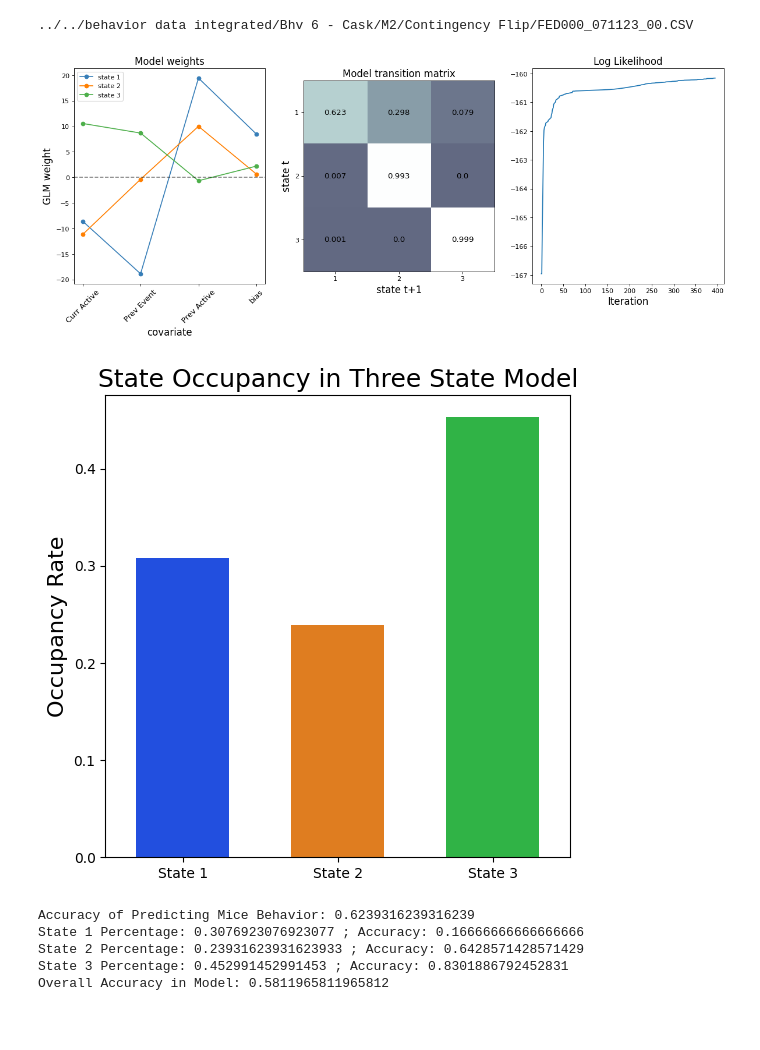
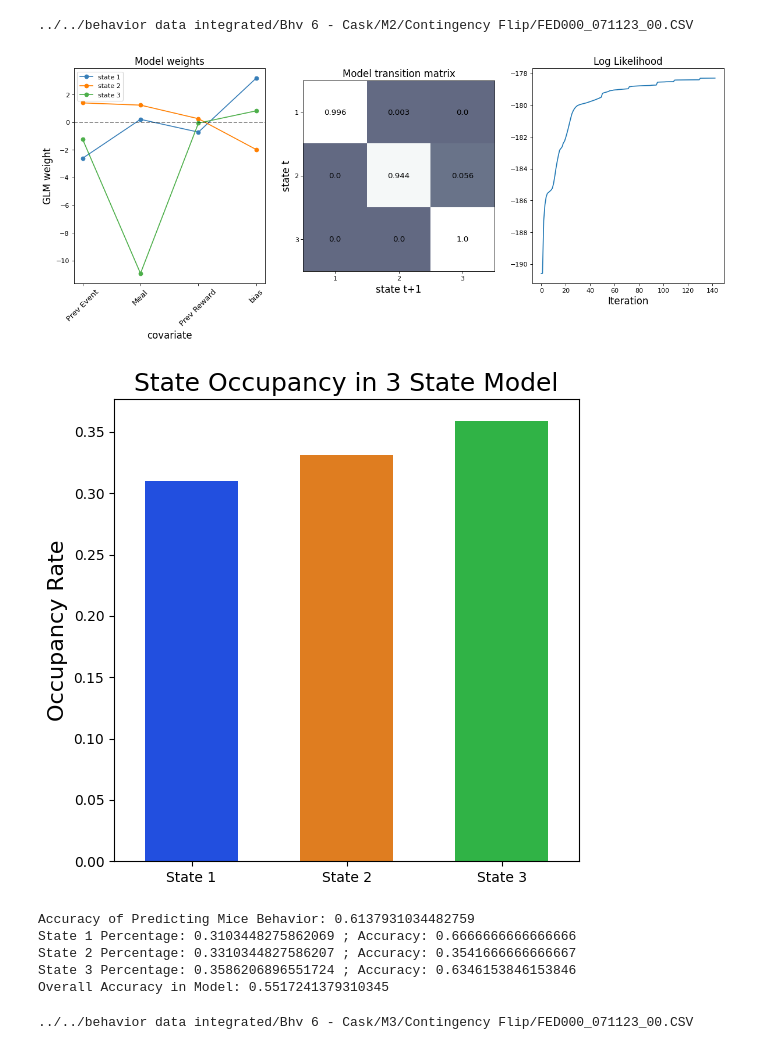
Before and after one commit to ftlabucsd/FEDUPP, a Jupyter notebook: HMM-GLM/GLM-HMM.ipynb, the cells around one changed output. Cells and saved outputs as stored; diff of their text form; code cells hidden in the pictures; blank space fills up the shorter version.

```diff
--- a/HMM-GLM/GLM-HMM.ipynb
+++ b/HMM-GLM/GLM-HMM.ipynb
@@ -43,9 +37,8 @@ Overall Accuracy in Model: 0.5410628019323671
 # %% [markdown]
 ### Control Group
 # %%
+B5M1 = "../" + paths.contigency_flip_ctrl[0]
+feat = [False, True, False, True, True]
 
-B5M1 = "../" + paths.contigency_flip_ctrl[0]
-
-X, y = uls.extract_features(B5M1, True, True, True, False)
-log, model = uls.model_training(X, y, num_states=3, obs_dim=1, num_categories=2, input_dim=4, max_iter=500)
+log, model, X, y = uls.model_training(B5M1, num_states=3, obs_dim=1, num_categories=2, max_iter=500, feat=feat)
 # %%
@@ -147,26 +174,26 @@ Overall Accuracy in Model: 0.6837606837606838
 # %%
 B6M2 = "../" + paths.contigency_flip_cask[1]
 print(B6M2)
-X, y = uls.extract_features(B6M2, True, True, True, False)
-log, model = uls.model_training(X, y, num_states=3, obs_dim=1, num_categories=2, input_dim=4, max_iter=500)
+log, model,X,y = uls.model_training(B6M2, num_states=3, obs_dim=1, num_categories=2, max_iter=500, feat=feat)
 # %% [output]
 ../../behavior data integrated/Bhv 6 - Cask/M2/Contingency Flip/FED000_071123_00.CSV
 # %%
-uls.graph_model_parameters(model, log, True, True, True, False)
+uls.graph_model_parameters(model, log, feat)
 # %% [output]
-[figure, old version]
+[figure, new version]
 # %%
 uls.display_fitting_results(model, X, y)
 # %% [output]
-[figure, old version]
+[figure, new version]
-Accuracy of Predicting Mice Behavior: 0.6239316239316239
-State 1 Percentage: 0.3076923076923077 ; Accuracy: 0.16666666666666666
-State 2 Percentage: 0.23931623931623933 ; Accuracy: 0.6428571428571429
-State 3 Percentage: 0.452991452991453 ; Accuracy: 0.8301886792452831
-Overall Accuracy in Model: 0.5811965811965812
+Accuracy of Predicting Mice Behavior: 0.6137931034482759
+State 1 Percentage: 0.3103448275862069 ; Accuracy: 0.6666666666666666
+State 2 Percentage: 0.3310344827586207 ; Accuracy: 0.3541666666666667
+State 3 Percentage: 0.3586206896551724 ; Accuracy: 0.6346153846153846
+Overall Accuracy in Model: 0.5517241379310345
 # %%
 B6M3 = "../" + paths.contigency_flip_cask[2]
 print(B6M3)
-X, y = uls.extract_features(B6M1, True, True, True, False)
-log, model = uls.model_training(X, y, num_states=3, obs_dim=1, num_categories=2, input_dim=4, max_iter=500)
+log, model,X,y = uls.model_training(B6M3, num_states=3, obs_dim=1, num_categories=2, max_iter=500, feat=feat)
+# %% [output]
+../../behavior data integrated/Bhv 6 - Cask/M3/Contingency Flip/FED000_071123_00.CSV
 # %%
```
Also changed, not shown: parts of 50 cells of this notebook, 3 other files.
